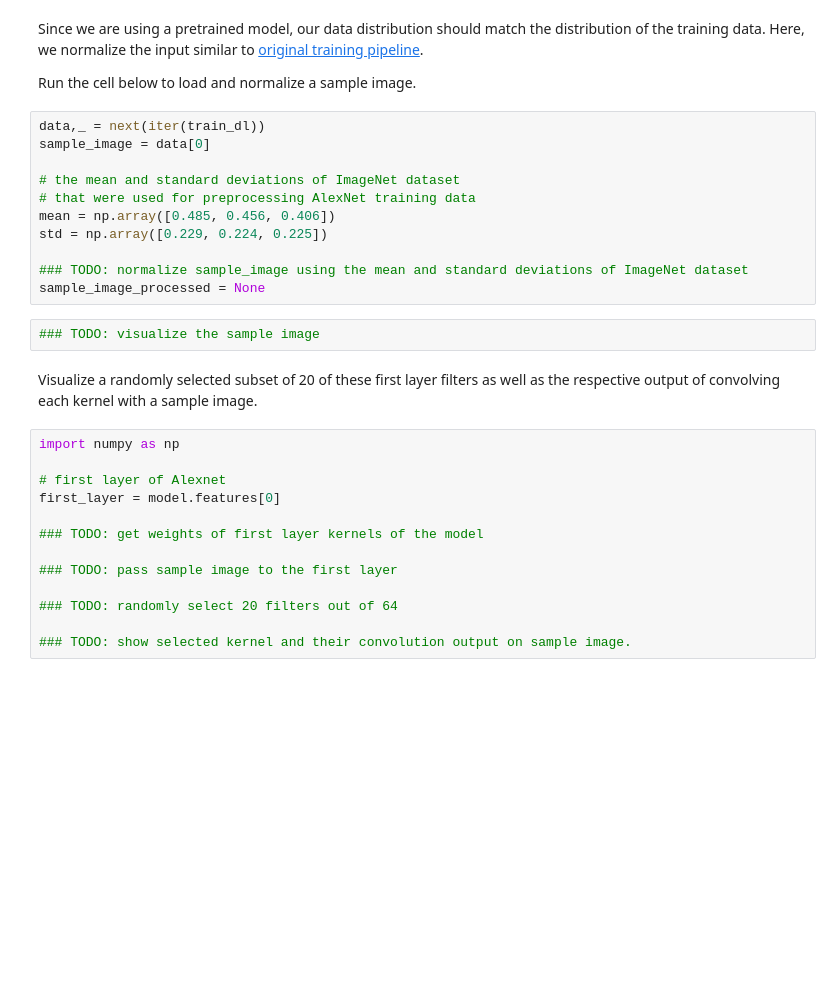
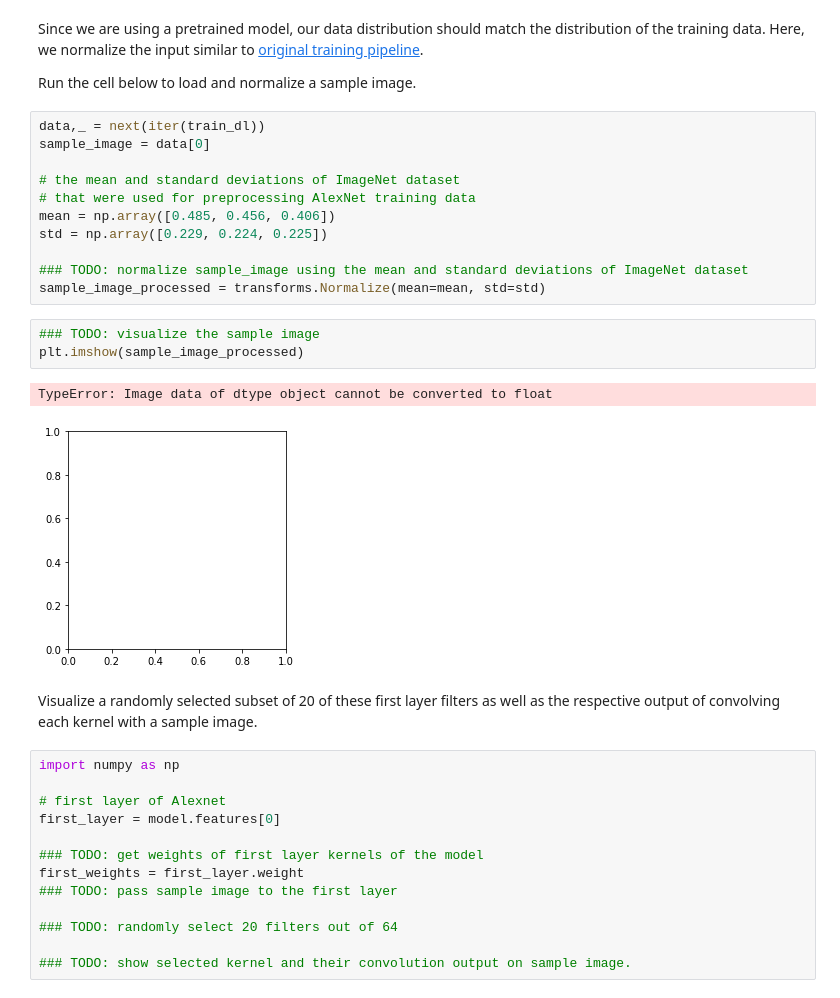
Before and after one commit to armandorusso/Image-Classification-and-Neural-Networks, a Jupyter notebook: project_skeleton.ipynb, the cells around one changed output. Saved outputs shown, nothing was run; the diff lists cells and outputs as text; blank space fills up the shorter version.

```diff
--- a/project_skeleton.ipynb
+++ b/project_skeleton.ipynb
@@ -666,9 +722,13 @@ mean = np.array([0.485, 0.456, 0.406])
 std = np.array([0.229, 0.224, 0.225])
 
 ### TODO: normalize sample_image using the mean and standard deviations of ImageNet dataset
-sample_image_processed = None
+sample_image_processed = transforms.Normalize(mean=mean, std=std)
 # %%
 ### TODO: visualize the sample image
+plt.imshow(sample_image_processed)
+# %% [output]
+TypeError: Image data of dtype object cannot be converted to float
+[figure, added]
 # %% [markdown]
 Visualize a randomly selected subset of 20 of these first layer filters as well as the respective output of convolving each kernel with a sample image.
 # %%
@@ -678,7 +738,7 @@ import numpy as np
 first_layer = model.features[0]
 
 ### TODO: get weights of first layer kernels of the model
-
+first_weights = first_layer.weight
 ### TODO: pass sample image to the first layer
 
 ### TODO: randomly select 20 filters out of 64
```
Also changed, not shown: parts of 9 cells of this notebook.
